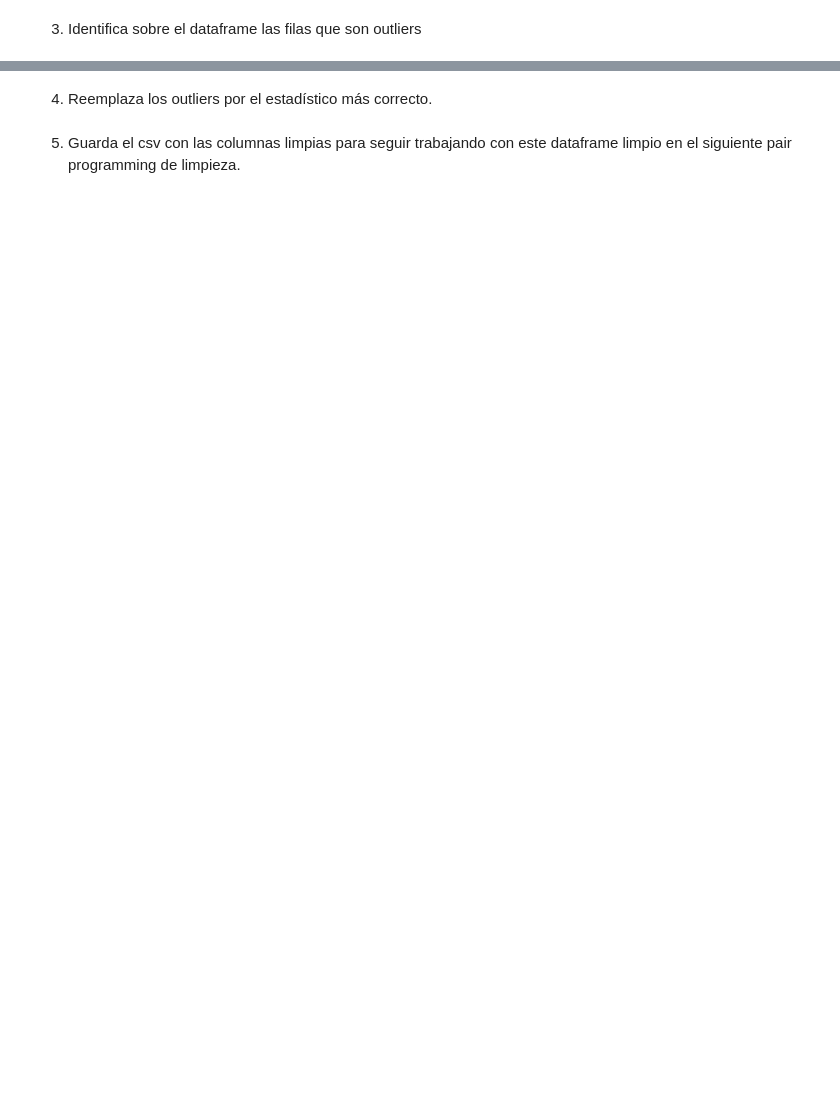
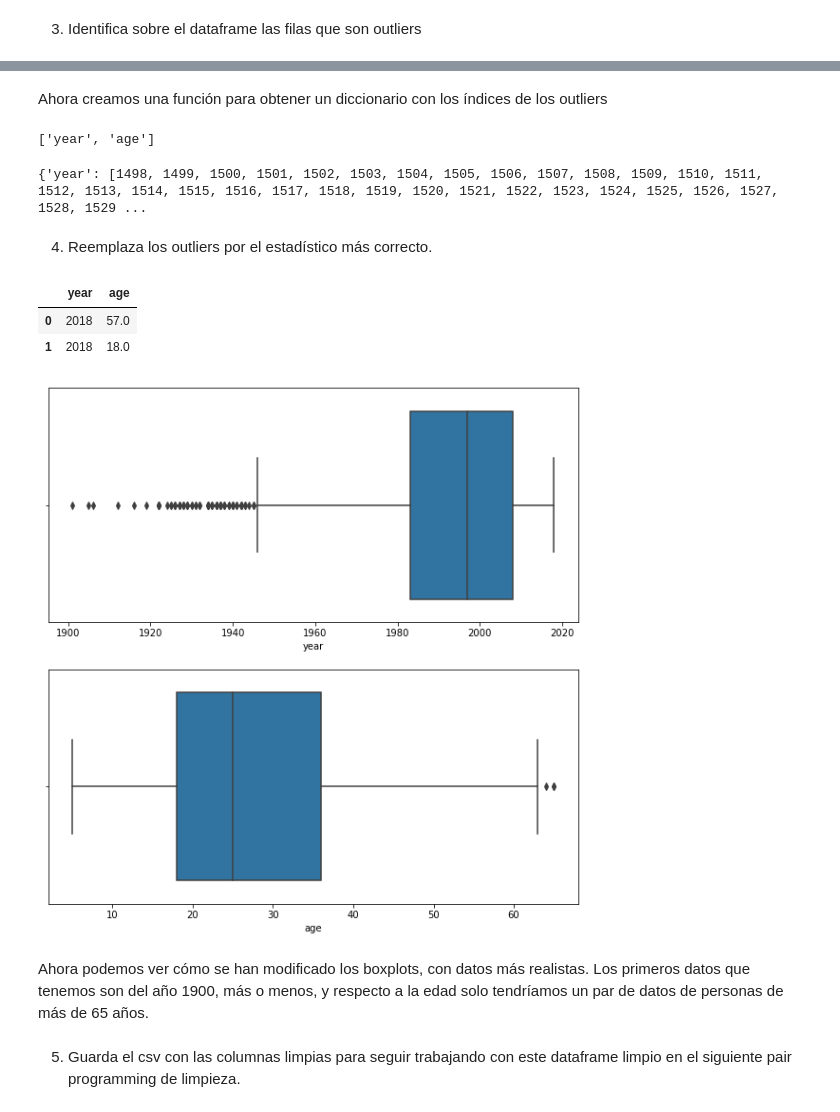
Before and after one commit to Adalab/DA-promoc-modulo-02-sprint-02-sandra-ana, a Jupyter notebook: Limpieza/03-Limpieza-3.ipynb, the cells around one changed output, grey strips where cells are left out. Saved outputs shown, nothing was run; the diff lists cells and outputs as text; code cells hidden in the pictures; blank space fills up the shorter version.

```diff
--- a/Limpieza/03-Limpieza-3.ipynb
+++ b/Limpieza/03-Limpieza-3.ipynb
@@ -52,0 +103,2 @@ plt.show()
+# %% [markdown]
+Ahora creamos una función para obtener un diccionario con los índices de los outliers
@@ -53,5 +125,43 @@ plt.show()
+# %%
+columnas_numericas = list(df_numericas.columns)
+columnas_numericas
+# %% [output]
+['year', 'age']
+# %%
+# Pasamos la función para detectarlos
+indices_outliers = detectar_outliers(columnas_numericas, df)
+# %%
+# Imprimimos la lista de los índices de los outliers
+print(indices_outliers)
+# %% [output]
+{'year': [1498, 1499, 1500, 1501, 1502, 1503, 1504, 1505, 1506, 1507, 1508, 1509, 1510, 1511, 1512, 1513, 1514, 1515, 1516, 1517, 1518, 1519, 1520, 1521, 1522, 1523, 1524, 1525, 1526, 1527, 1528, 1529 ...
 # %% [markdown]
 4. Reemplaza los outliers por el estadístico más correcto.
+# %%
+# Iteramos por el diccionario que hemos creado con los índices de los outliers
+for k, v in indices_outliers.items():
+    # Sacamos la mediana de cada columna numérica
+    mediana = df[k].median()
+    # iteramos por cada fila de la columna en la que hay outliers y convertimos ese valor en la mediana
+    for i in v:
+        df.loc[i,k] = mediana
+# %%
+df_numericas2 = df.select_dtypes(include=np.number)
+df_numericas2.head(2)
+# %% [output]
+|  | year | age |
+| 0 | 2018 | 57.0 |
+| 1 | 2018 | 18.0 |
+# %%
+fig, ax = plt.subplots(2, 1, figsize=(10,10))#creamos un subplot por cada columna que tenemos arriba
+
+for i, columna in enumerate(df_numericas2.columns):
+    sns.boxplot(x=df_numericas2[columna], data=df_numericas2, ax=ax[i])
+plt.show()
+# %% [output]
+[figure, added]
+# %% [markdown]
+Ahora podemos ver cómo se han modificado los boxplots, con datos más realistas. Los primeros datos que tenemos son del año 1900, más o menos, y respecto a la edad solo tendríamos un par de datos de personas de más de 65 años.
 # %% [markdown]
 5. Guarda el csv con las columnas limpias para seguir trabajando con este dataframe limpio en el siguiente pair programming de limpieza.
 # %%
```
Also changed, not shown: parts of 8 cells of this notebook, 1 other file.
